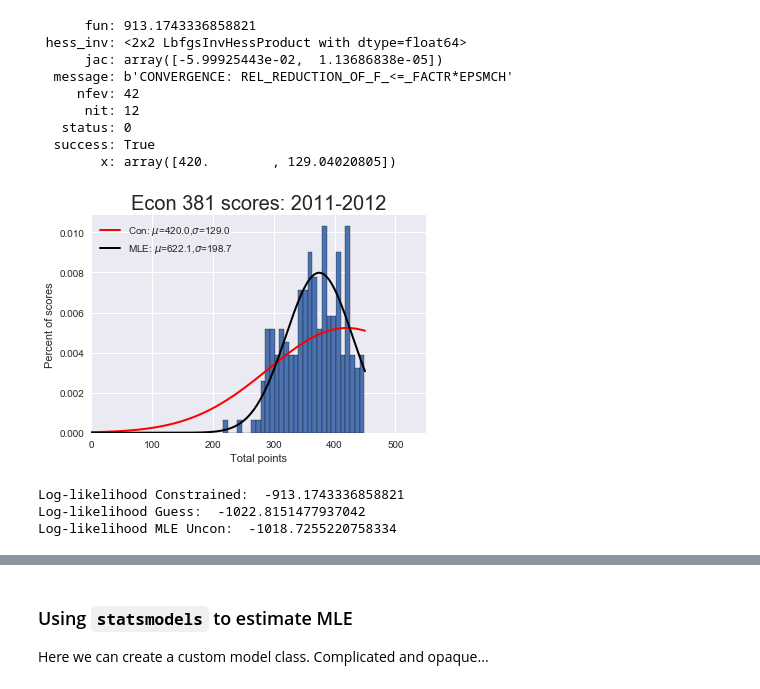
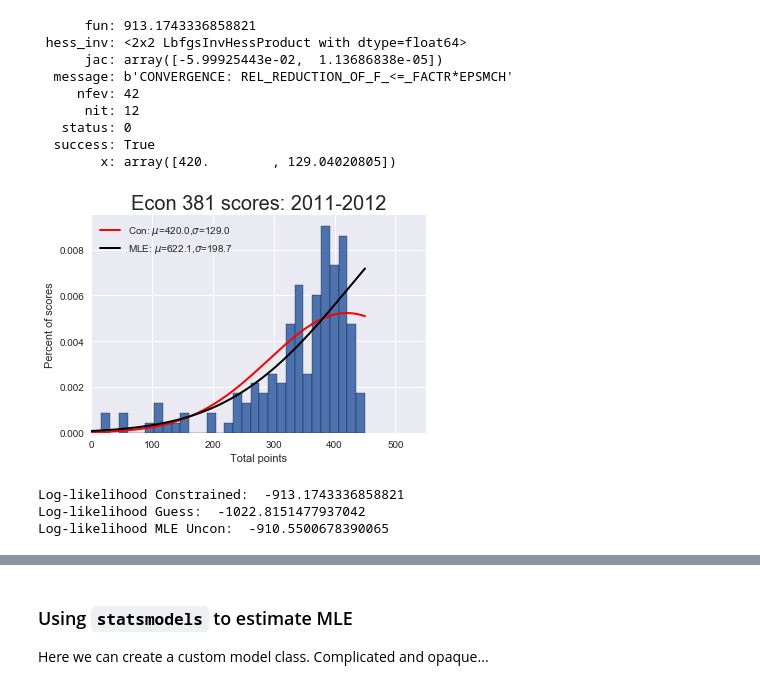
Before and after one commit to jmbejara/comp-econ-sp18, a Jupyter notebook: lectures/5-03_MLE/Introduction_to_MLE.ipynb, the cells around one changed output, grey strips where cells are left out. Cells and saved outputs as stored; diff of their text form; code cells hidden in the pictures.

```diff
--- a/lectures/5-03_MLE/Introduction_to_MLE.ipynb
+++ b/lectures/5-03_MLE/Introduction_to_MLE.ipynb
@@ -581,28 +595,28 @@ results_con
 mu_con, sig_con = results_con.x
 # %%
 # Plot the histogram of the data
-count, bins, ignored = plt.hist(pts, 30, edgecolor='black', density=True)
+count, bins, ignored = plt.hist(pts_real, 30, edgecolor='black', density=True)
 plt.title('Econ 381 scores: 2011-2012', fontsize=20)
 plt.xlabel('Total points')
 plt.ylabel('Percent of scores')
 plt.xlim([0, 550])  # This gives the xmin and xmax to be plotted"
 
 plt.plot(dist_pts, truncnorm_pdf(dist_pts, mu_con, sig_con, 450),
          linewidth=2, color='r', label=f'Con: $\mu$={mu_con:.1f},$\sigma$={sig_con:3.1f}')
 plt.legend(loc='upper left')
 
 # Plot the MLE estimated distribution
-plt.plot(dist_pts, truncnorm_pdf(dist_pts, mu_MLE, sig_MLE, 450),
+plt.plot(dist_pts, truncnorm_pdf(dist_pts, mu_MLE_real, sig_MLE_real, 450),
          linewidth=2, color='k', label=f'MLE: $\mu$={mu_MLE_real:.1f},$\sigma$={sig_MLE_real:3.1f}')
 plt.legend(loc='upper left')
 plt.savefig('MLEplots.png')
 # %% [output]
-[figure, old version]
+[figure, new version]
 # %%
 print('Log-likelihood Constrained: ', log_lik_truncnorm(pts_real, mu_con, sig_con, 450))
 print('Log-likelihood Guess: ', log_lik_truncnorm(pts_real, mu_guess, sig_guess, 450))
-print('Log-likelihood MLE Uncon: ', log_lik_truncnorm(pts_real, mu_MLE, sig_MLE, 450))
+print('Log-likelihood MLE Uncon: ', log_lik_truncnorm(pts_real, mu_MLE_real, sig_MLE_real, 450))
 # %% [output]
 Log-likelihood Constrained:  -913.1743336858821
 Log-likelihood Guess:  -1022.8151477937042
-Log-likelihood MLE Uncon:  -1018.7255220758334
+Log-likelihood MLE Uncon:  -910.5500678390065
```
Also changed, not shown: parts of 27 cells of this notebook, 3 other files.
